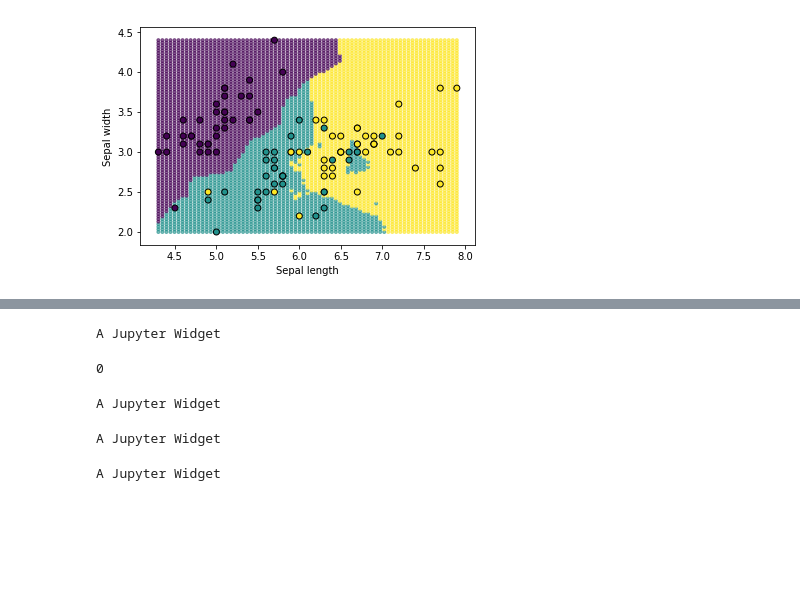
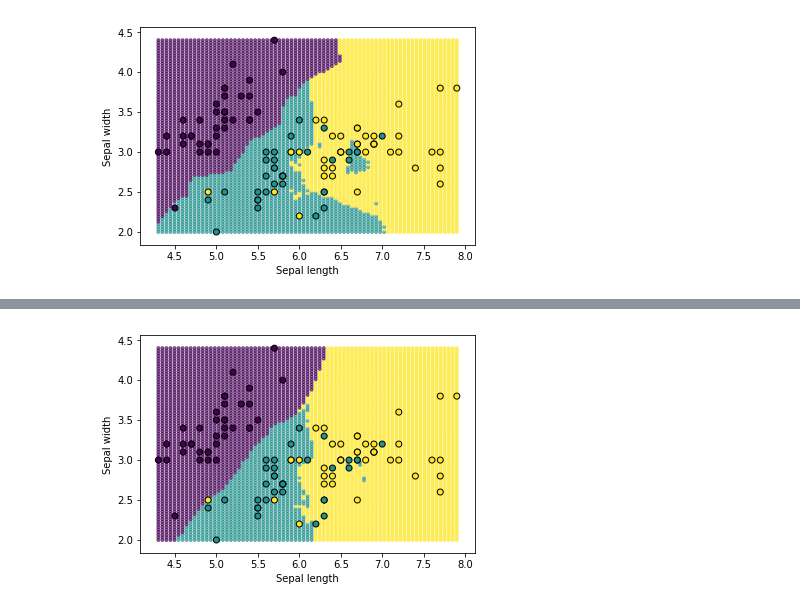
Before and after one commit to adriankoering/expert-octo-barnacle, a Jupyter notebook: k-nearest neighbor classifier.ipynb, the cells around one changed output, grey strips where cells are left out. Cells and saved outputs as stored; diff of their text form; code cells hidden in the pictures; blank space fills up the shorter version.

```diff
--- a/k-nearest neighbor classifier.ipynb
+++ b/k-nearest neighbor classifier.ipynb
@@ -317,4 +310,0 @@ A Jupyter Widget
-# %%
-display(w)
-# %% [output]
-A Jupyter Widget
@@ -323,17 +311,7 @@ w.close()
-# %%
-display(w.value)
-# %% [output]
-0
-# %%
-widgets.Text(value='Hello World!', disabled=False)
-# %% [output]
-A Jupyter Widget
-# %%
-a = widgets.FloatText()
-b = widgets.FloatSlider()
-display(a,b)
-
-mylink = widgets.jslink((a, 'value'), (b, 'value'))
-# %% [output]
-A Jupyter Widget
-A Jupyter Widget
+# %%
+clf_vis2 = Knn(10).fit(X_vis, y_train)
+plot.decision_boundary(X_vis, y_train, clf_vis2,
+                       "Sepal length",
+                       "Sepal width")
+# %% [output]
+[figure, added]
```
Also changed, not shown: parts of 8 cells of this notebook.
